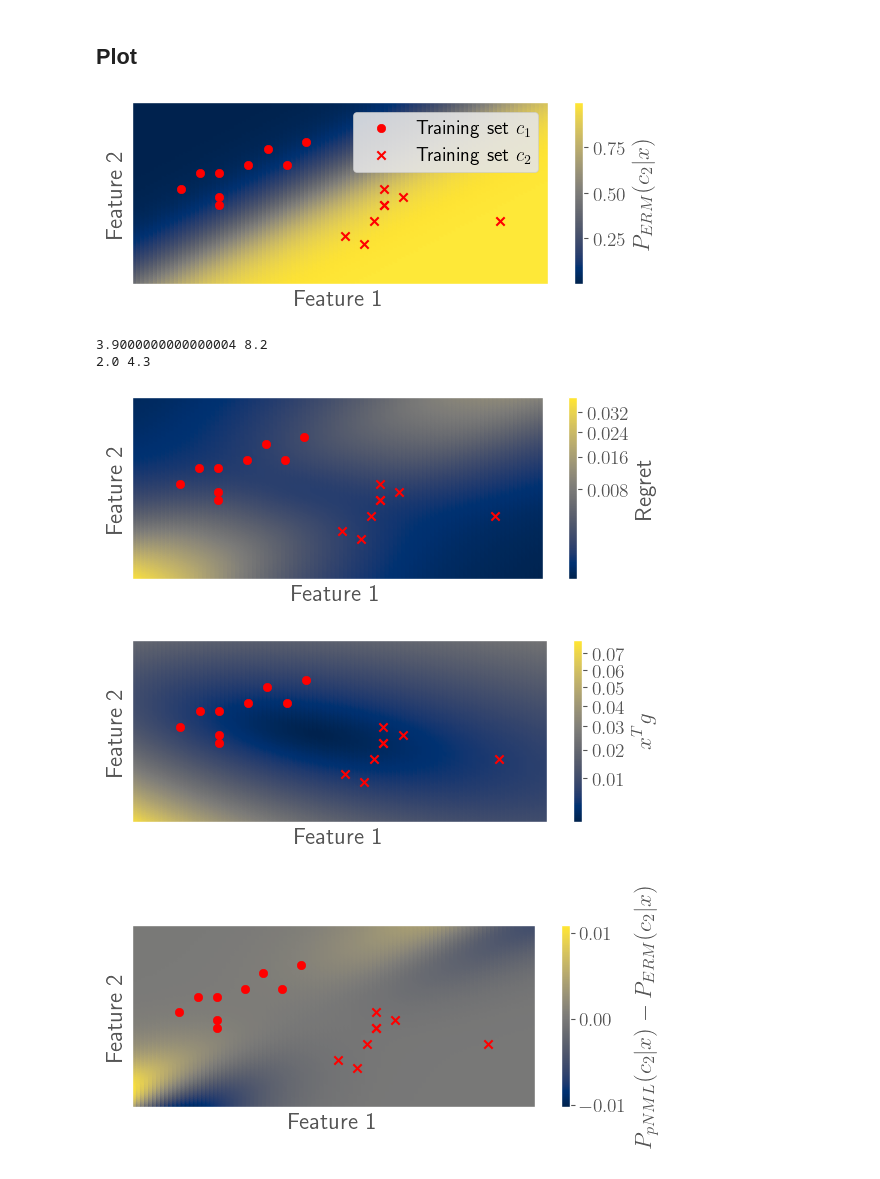
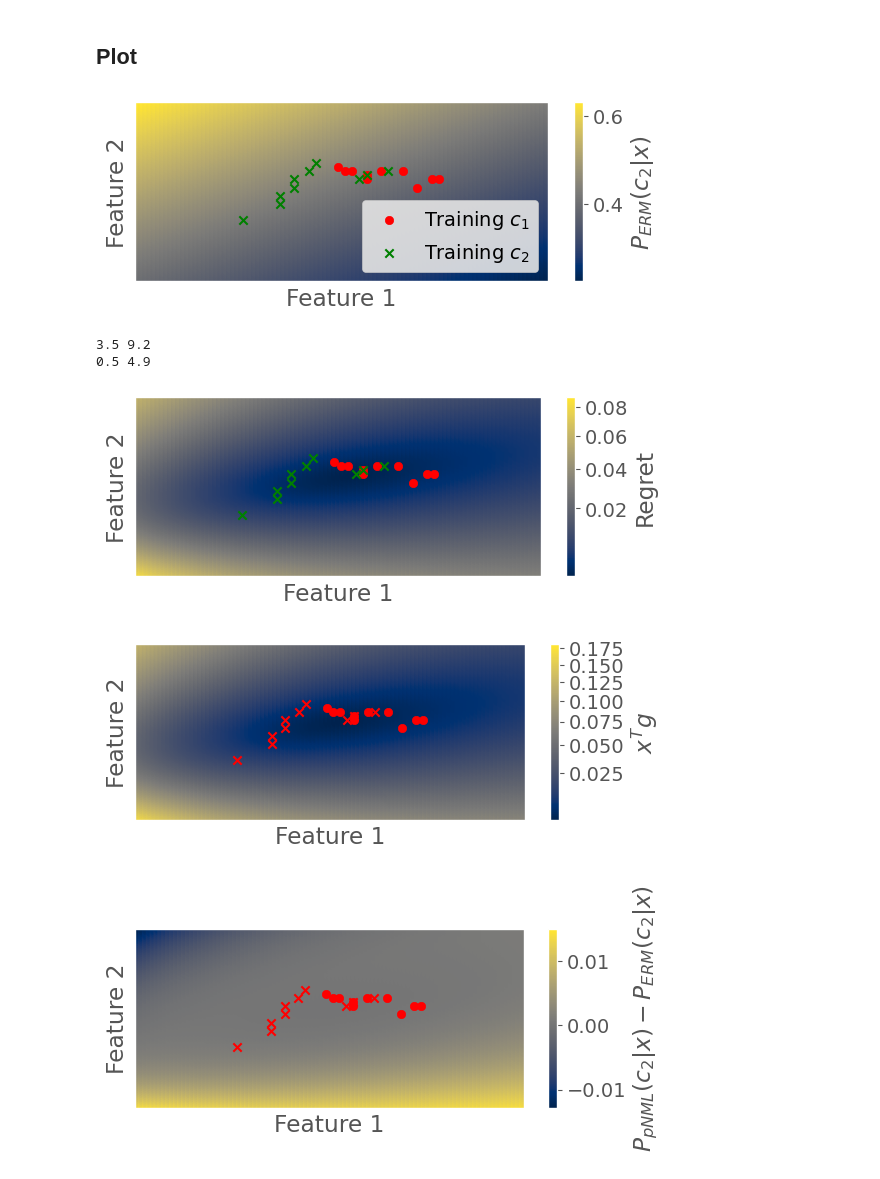
Before and after one commit to kobybibas/pnml_ood_detection, a Jupyter notebook: notebooks/one_layer_nn.ipynb, the cells around one changed output. Saved outputs shown, nothing was run; the diff lists cells and outputs as text; code cells hidden in the pictures.

Commit message:
Mixed data for single laye. ImageNet

```diff
--- a/notebooks/one_layer_nn.ipynb
+++ b/notebooks/one_layer_nn.ipynb
@@ -21,6 +21,7 @@ mpl.rcParams["legend.frameon"] = True
 mpl.rcParams["figure.dpi"] = 100
 mpl.rcParams["axes.labelsize"] = "large"
 mpl.rcParams["text.usetex"] = True
+mpl.rcParams["text.usetex"] = False
 # plt.rcParams["ytick.major.size"] = 5.0
 # plt.rcParams["ytick.minor.size"] = 3.0
 mpl.rcParams["font.size"] = 14
@@ -90,17 +91,34 @@ x_train = iris.data[:, :2]  # we only take the first two features.
 x_train = add_bias(x_train)
 y_train = iris.target
 
-# Get only label 0 and 1
-x_train = x_train[y_train != 1]
-y_train = y_train[y_train != 1]
-y_train[y_train == 2] = 1
+is_seperable_data= False
 
-# Reduce number of training set
-x_train = x_train[::6]
-y_train = y_train[::6]
+if is_seperable_data:
+    # For seperable data, get only label 0 and 1
+    x_train = x_train[y_train != 1]
+    y_train = y_train[y_train != 1]
+    y_train[y_train == 2] = 1
 
-x1_min, x1_max = x_train[:, 0].min() - 0.5, x_train[:, 0].max() + 0.5
-x2_min, x2_max = x_train[:, 1].min() - 0.5, x_train[:, 1].max() + 0.5
+    # Reduce number of training set
+    x_train = x_train[::6]
+    y_train = y_train[::6]
+
+    x1_min, x1_max = x_train[:, 0].min() - 0.5, x_train[:, 0].max() + 0.5
+    x2_min, x2_max = x_train[:, 1].min() - 0.5, x_train[:, 1].max() + 0.5
+else:
+    # For mixed data, get only label 1 and 2
+    x_train = x_train[y_train != 0]
+    y_train = y_train[y_train != 0]
+    y_train[y_train == 2] = 0
+    x_train = x_train[::5]
+    y_train = y_train[::5]
+
+    x1_min, x1_max = x_train[:, 0].min() - 1.5, x_train[:, 0].max() + 1.5
+    x2_min, x2_max = x_train[:, 1].min() - 1.5, x_train[:, 1].max() + 1.5
+
+
+
+
 
 x_test = create_testset(
     np.linspace(x1_min, x1_max, 100), np.linspace(x2_min, x2_max, 100)
@@ -153,40 +171,40 @@ pos_idx = np.where(y_train == 1)[0]
 fig, ax = plt.subplots(1, 1, figsize=figsize)
 im = ax.scatter(x_test[:, 0], x_test[:, 1], c=erm_probs[:, 1], cmap="cividis")
 ax.scatter(
     x_train[neg_idx, 0],
     x_train[neg_idx, 1],
     marker="o",
     color="r",
-    label=r"Training set $c_1$",
+    label=r"Training $c_1$",
 )
 ax.scatter(
     x_train[pos_idx, 0],
     x_train[pos_idx, 1],
     marker="x",
-    color="r",
-    label=r"Training set $c_2$",
+    color="g",
+    label=r"Training $c_2$",
 )
 ax.set_xlabel(r"Feature 1")
 ax.set_ylabel(r"Feature 2")
 fig.colorbar(im, label=r"$P_{ERM}(c_2|x)$", ax=ax)
-ax.legend(loc=1)
+ax.legend(loc=4)
 plt.xlim(x1_min, x1_max)
 plt.ylim(x2_min, x2_max)
 ax.set_xticks([])
 ax.set_xticks([], minor=True)
 ax.set_yticks([])
 ax.set_yticks([], minor=True)
 
 plt.tight_layout()
 plt.savefig("../outputs/visualizations/syntetic_erm_prob.pdf")
 plt.show()
 
 print(x1_min, x1_max)
 print(x2_min, x2_max)
 # %% [output]
-[figure, old version]
+[figure, new version]
-3.9000000000000004 8.2
-2.0 4.3
+3.5 9.2
+0.5 4.9
 # %%
 # Regret
 fig, ax = plt.subplots(1, 1, sharex=True, figsize=figsize)
@@ -195,14 +213,14 @@ im = ax.scatter(
     x_test[:, 1],
     c=regrets,
     cmap="cividis",
-    norm=matplotlib.colors.PowerNorm(gamma=0.45),
+    norm=matplotlib.colors.PowerNorm(gamma=0.45 if is_seperable_data else 0.65),
 )
 
 ax.scatter(
     x_train[neg_idx, 0], x_train[neg_idx, 1], marker="o", color="r", label="Class 0"
 )
 ax.scatter(
-    x_train[pos_idx, 0], x_train[pos_idx, 1], marker="x", color="r", label="Class 1"
+    x_train[pos_idx, 0], x_train[pos_idx, 1], marker="x", color="g", label="Class 1"
 )
 ax.set_xlabel(r"Feature 1")
 ax.set_ylabel(r"Feature 2")
@@ -226,7 +244,7 @@ plt.tight_layout()
 plt.savefig("../outputs/visualizations/syntetic_regret.pdf")
 plt.show()
 # %% [output]
-[figure, old version]
+[figure, new version]
 # %%
 # Regret
 fig, ax = plt.subplots(1, 1, sharex=True, figsize=figsize)
@@ -258,7 +276,7 @@ plt.tight_layout()
 plt.savefig("../outputs/visualizations/syntetic_x_t_gs.pdf")
 plt.show()
 # %% [output]
-[figure, old version]
+[figure, new version]
 # %%
 # Regret
 fig, ax = plt.subplots(1, 1, sharex=True, figsize=figsize)
@@ -286,4 +304,4 @@ plt.tight_layout()
 plt.savefig("../outputs/visualizations/syntetic_pnml_prob.pdf")
 plt.show()
 # %% [output]
-[figure, old version]
+[figure, new version]
```
Also changed, not shown: 5 other files.
